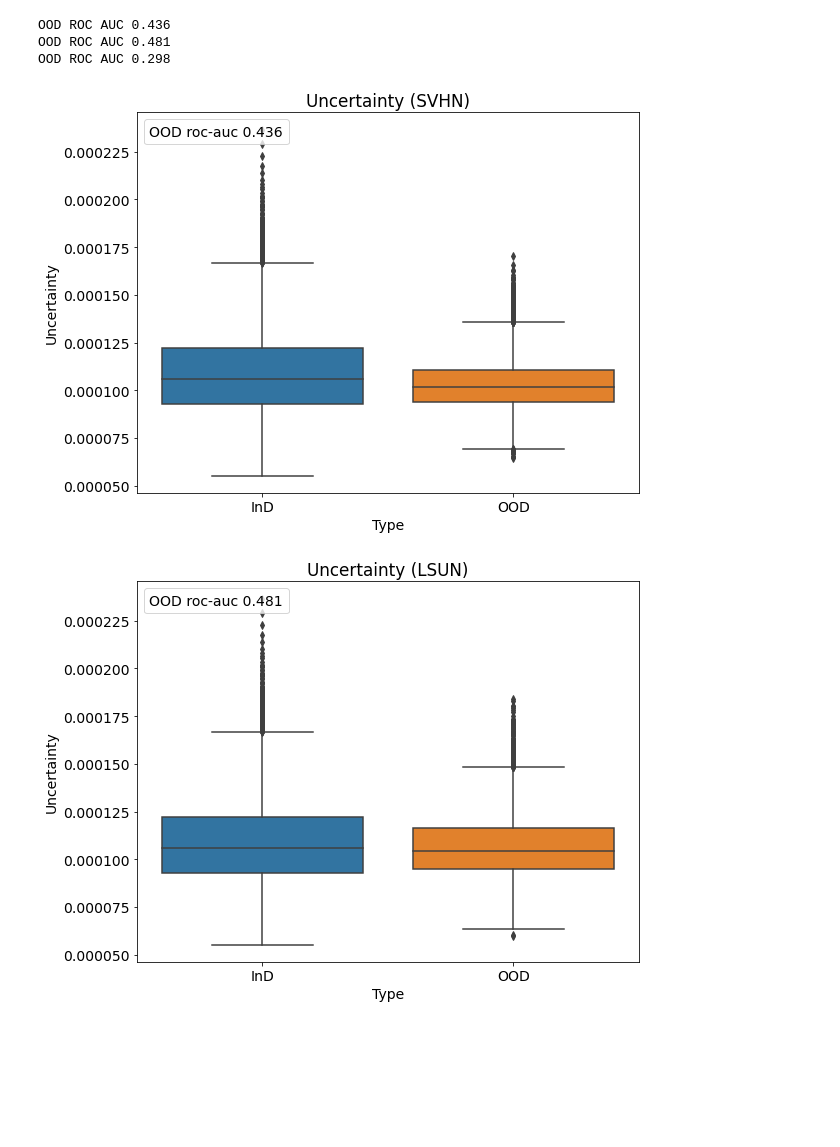
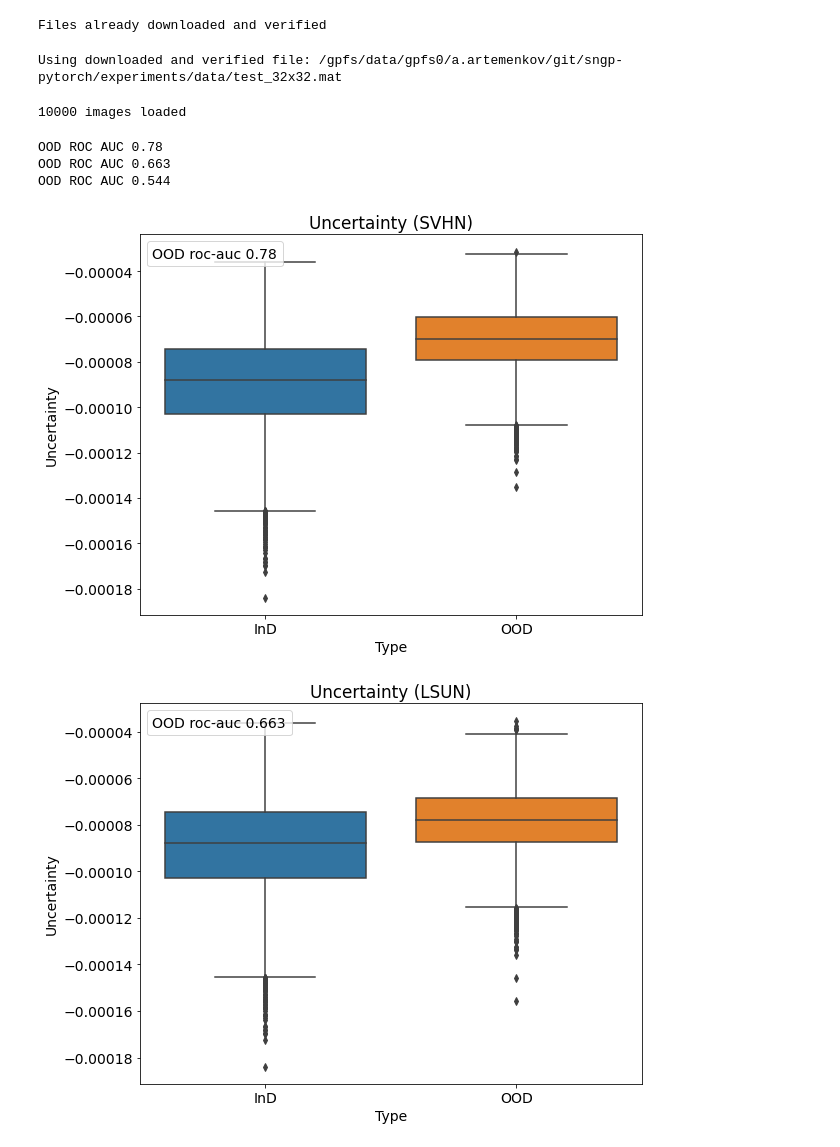
Before and after one commit to alartum/sngp-pytorch, a Jupyter notebook: experiments/cifar100.ipynb, the cells around one changed output. Saved outputs shown, nothing was run; the diff lists cells and outputs as text; code cells hidden in the pictures; blank space fills up the shorter version.

```diff
--- a/experiments/cifar100.ipynb
+++ b/experiments/cifar100.ipynb
@@ -27,7 +34,7 @@ from sngp_pytorch.models import LitPretrainedRFGP
 from hydra.utils import to_absolute_path
 from pathlib import Path
 
-checkpoint = "CIFAR100CustomDataModule-epoch=33-val_loss=0.00.ckpt"
+checkpoint = "CIFAR100CustomDataModule-epoch=80-val_loss=0.000000.ckpt"
 model_saved = to_absolute_path(Path("models", checkpoint))
 model = LitPretrainedRFGP.load_from_checkpoint(model_saved)
 
@@ -152,20 +159,24 @@ except FileNotFoundError:
         )
         ues_all[name] = get_uncertainty(dataloader, model)
     np.savez(ues_all_path, **ues_all)
+# %% [output]
+Files already downloaded and verified
+Using downloaded and verified file: /gpfs/data/gpfs0/a.artemenkov/git/sngp-pytorch/experiments/data/test_32x32.mat
+10000 images loaded
 # %%
 from metrics import uncertainty_plot
 
 for name in tqdm(["SVHN", "LSUN", "smooth"]):
     uncertainty_plot(
-        ues_all["cifar100"],
-        ues_all[name.lower()],
+        -ues_all["cifar100"],
+        -ues_all[name.lower()],
         directory=join(DATA_DIR, "cifar100"),
         file_name=f"cifar100_ood_{name.lower()}",
         title=f"Uncertainty ({name})",
     )
 # %% [output]
-OOD ROC AUC 0.436
-OOD ROC AUC 0.481
-OOD ROC AUC 0.298
+OOD ROC AUC 0.78
+OOD ROC AUC 0.663
+OOD ROC AUC 0.544
-[figure, old version]
+[figure, new version]
-[figure, old version]
+[figure, new version]
```
Also changed, not shown: parts of 2 cells of this notebook, 2 other files.
